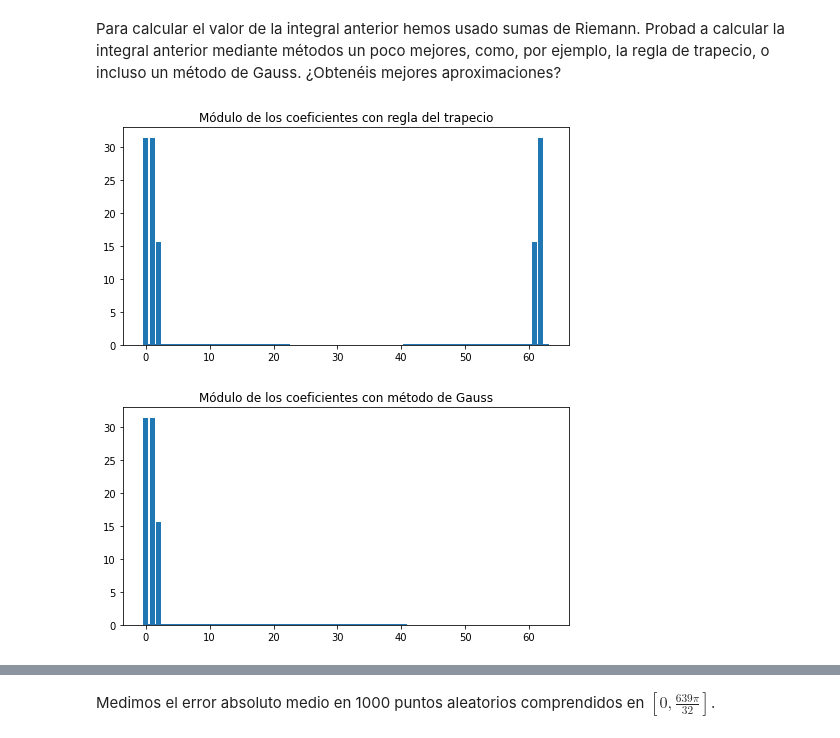
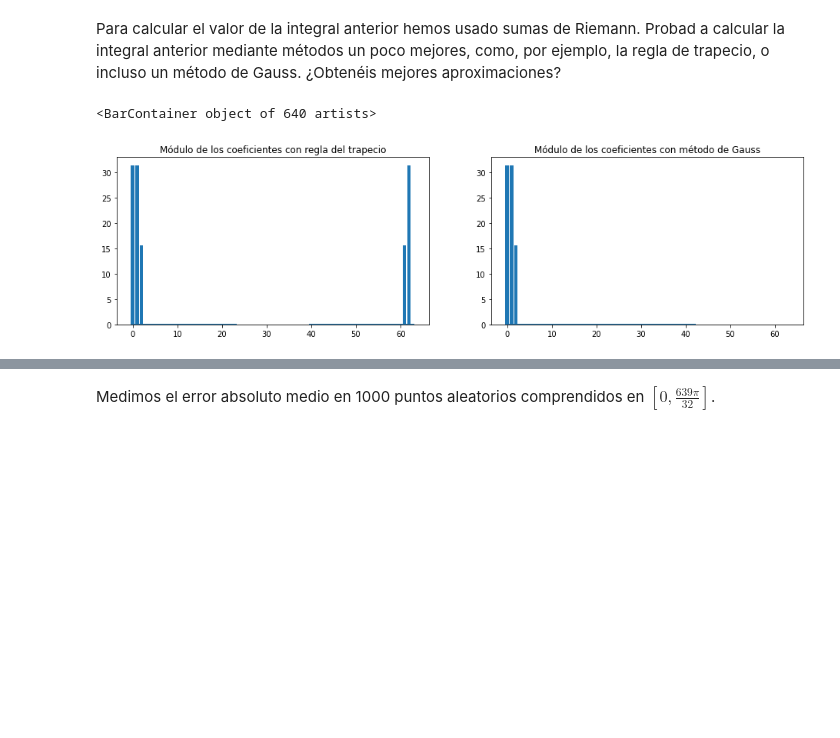
Before and after one commit to Ludvins/Practicas_CN, a Jupyter notebook: P2/P2.ipynb, the cells around one changed output, grey strips where cells are left out. Saved outputs shown, nothing was run; the diff lists cells and outputs as text; code cells hidden in the pictures; blank space fills up the shorter version.

```diff
--- a/P2/P2.ipynb
+++ b/P2/P2.ipynb
@@ -137,25 +137,22 @@ regla de trapecio, o incluso un método de Gauss. ¿Obtenéis mejores aproximaci
 from scipy import integrate
 
 h = lambda x, n: f(x) * g(x,n)
-
+x_new = [-np.pi/32] + x
 # Coeficientes mediante regla del trapecio
-coefs_trapz = np.array([np.trapz(h(x, n), x) for n in range(n_puntos)])
+coefs_trapz = np.array([np.trapz(h(x_new, n), x_new) for n in range(n_puntos)])
 
 # Coeficientes mediante método de Gauss
-coefs_gauss = np.array([integrate.quadrature(h, x[0], x[-1], (n,), maxiter=2000)[0] for n in range(n_puntos)])
+coefs_gauss = np.array([integrate.quadrature(h, x_new[0], x_new[-1], (n,), maxiter=2000)[0] for n in range(n_puntos)])
 # %%
 # Pintamos el módulo de los nuevos coeficientes
-plt.figure(figsize=(8,4))
-plt.title("Módulo de los coeficientes con regla del trapecio")
-plt.bar(x, np.abs(coefs_trapz))
-plt.show()
+fig, (ax1, ax2) = plt.subplots(1, 2, figsize=(16,4))
+ax1.set_title("Módulo de los coeficientes con regla del trapecio")
+ax1.bar(x, np.abs(coefs_trapz))
 
-plt.figure(figsize=(8,4))
-plt.title("Módulo de los coeficientes con método de Gauss")
-plt.bar(x, np.abs(coefs_gauss))
-plt.show()
+ax2.set_title("Módulo de los coeficientes con método de Gauss")
+ax2.bar(x, np.abs(coefs_gauss))
 # %% [output]
+<BarContainer object of 640 artists>
-[figure, old version]
+[figure, new version]
-[figure, removed]
 # %%
 # Mostramos la función real y las aproximaciones
```
Also changed, not shown: parts of 6 cells of this notebook.
